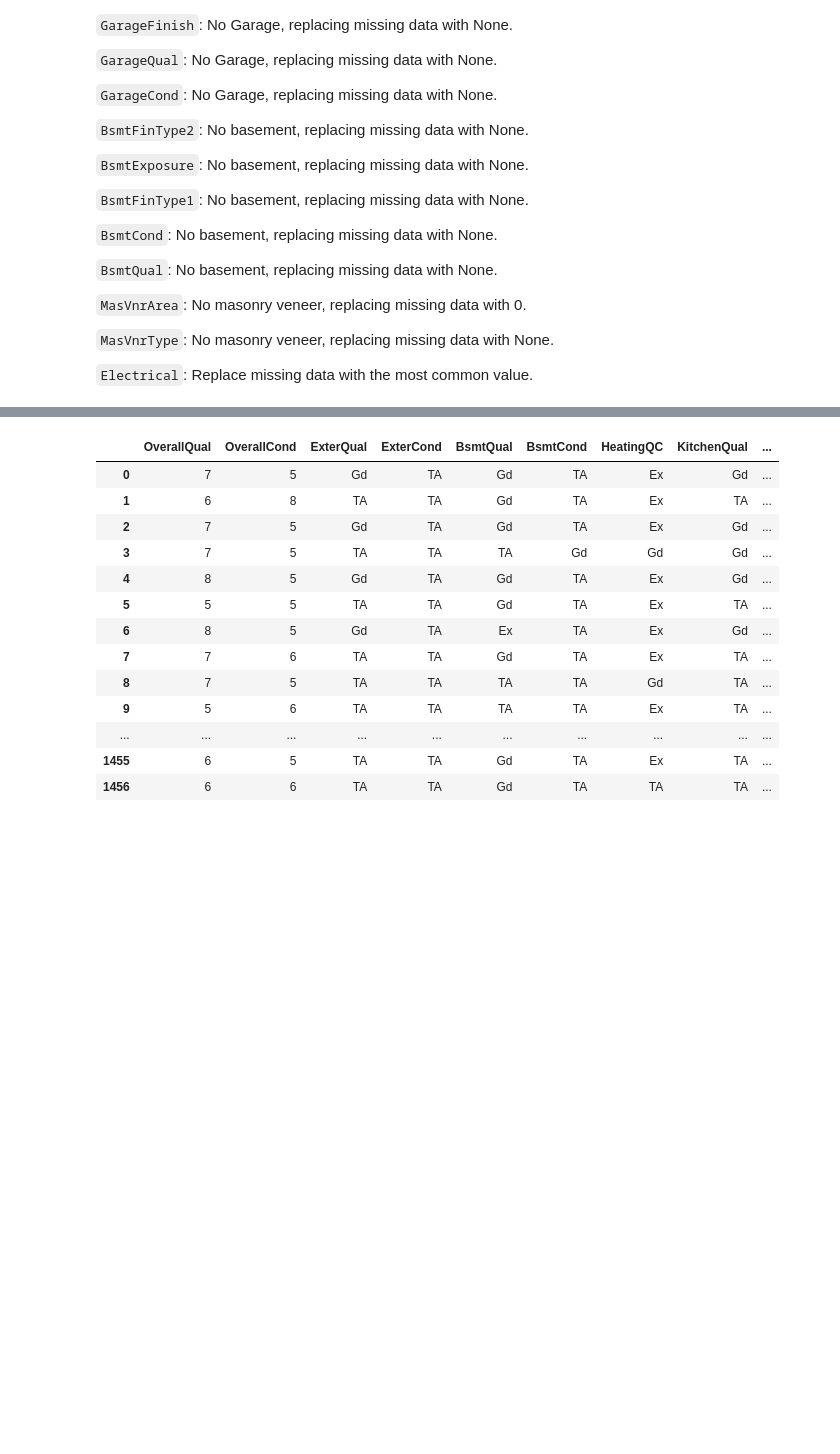
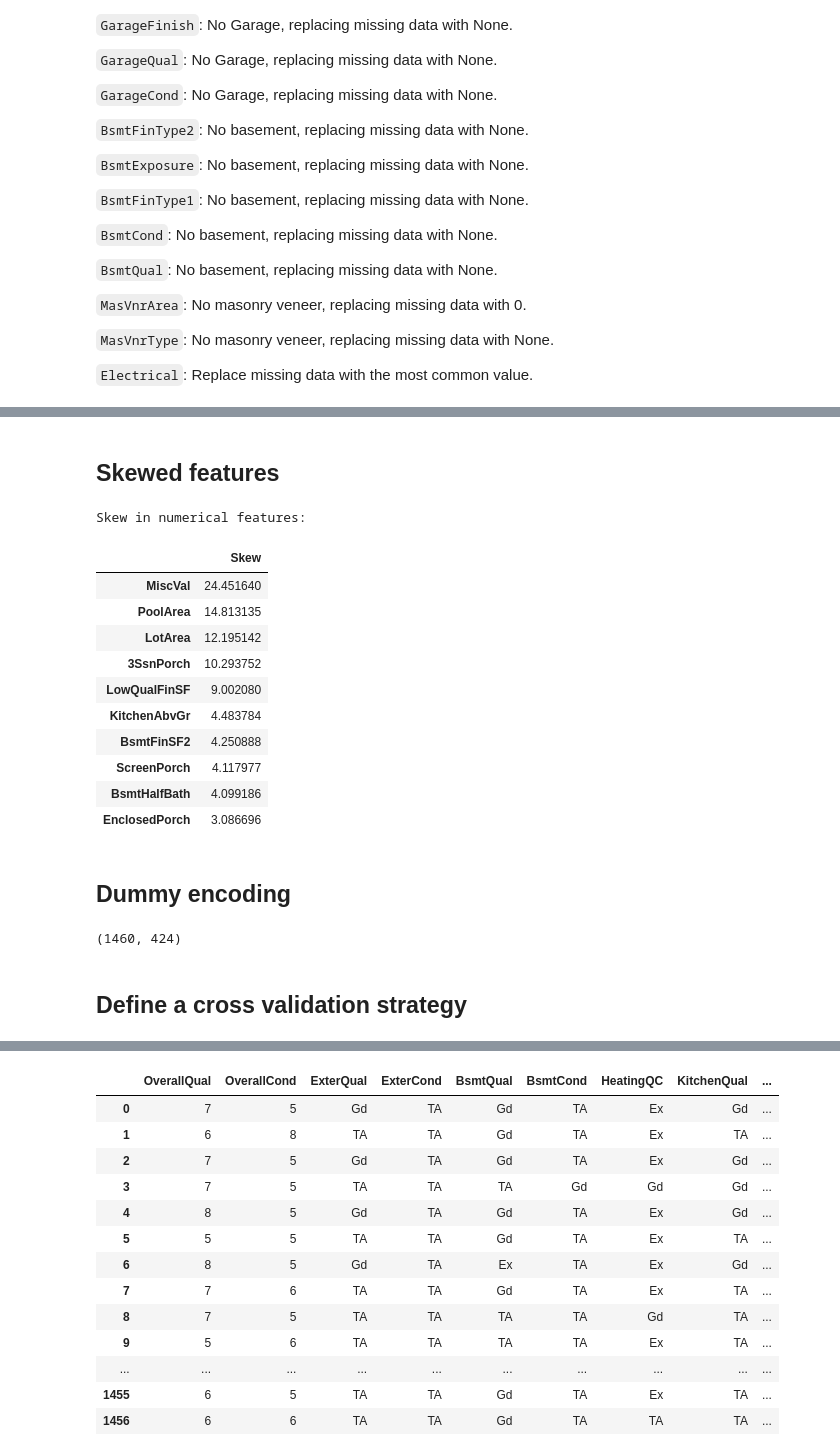
Before and after one commit to jasonlin1111/MLND_project, a Jupyter notebook: predict_house_prices.ipynb, the cells around one changed output, grey strips where cells are left out. Cells and saved outputs as stored; diff of their text form; code cells hidden in the pictures; blank space fills up the shorter version.

```diff
--- a/predict_house_prices.ipynb
+++ b/predict_house_prices.ipynb
@@ -27,0 +83,4 @@ data.head(3)
+# %%
+features = data.drop(['Id', 'SalePrice'], axis = 1)
+
+print(features.columns)
@@ -236,14 +282,14 @@ cols_fill_with_none = ['PoolQC','MiscFeature','Alley','Fence','FireplaceQu','Gar
                      'GarageFinish','GarageQual','GarageCond','BsmtFinType2','BsmtExposure','BsmtFinType1',
                      'BsmtCond','BsmtQual','MasVnrType']
 for col in cols_fill_with_none:
-    data[col] = data[col].fillna('None')
+    features[col] = features[col].fillna('None')
 
 
 # LotFrontage
-data['LotFrontage'] = data.groupby("Neighborhood")["LotFrontage"].transform(lambda x: x.fillna(x.median()))
+features['LotFrontage'] = features.groupby("Neighborhood")["LotFrontage"].transform(lambda x: x.fillna(x.median()))
 
 # MasVnrArea
-data['MasVnrArea'] = data['MasVnrArea'].fillna(0)
+features['MasVnrArea'] = features['MasVnrArea'].fillna(0)
 
 # Electrical
-data['Electrical'] = data['Electrical'].fillna(data['Electrical'].mode()[0])
+features['Electrical'] = features['Electrical'].fillna(features['Electrical'].mode()[0])
@@ -260,0 +306,31 @@ ExterQual ExterCond BsmtQual BsmtCond BsmtExposure BsmtFinType1 BsmtFinType2
+# %%
+features['MSSubClass'] = features['MSSubClass'].astype('object', copy=False)
+features['MoSold'] = features['MoSold'].astype('object', copy=False)
+features['BsmtFullBath'] = features['BsmtFullBath'].astype('int64', copy=False)
+features['BsmtHalfBath'] = features['BsmtHalfBath'].astype('int64', copy=False)
+features['GarageCars'] = features['GarageCars'].astype('int64', copy=False)
+#years = ['YearBuilt', 'YearRemodAdd', 'GarageYrBlt', 'YrSold']
+#data[years] = data[years].astype('int64', copy=False)
+# %% [markdown]
+## Skewed features
+# %%
+numeric_feats = features.dtypes[features.dtypes != "object"].index
+
+# Check the skew of all numerical features
+skewed_feats = features[numeric_feats].apply(lambda x: skew(x.dropna())).sort_values(ascending=False)
+print("\nSkew in numerical features: \n")
+skewness = pd.DataFrame({'Skew' :skewed_feats})
+skewness.head(10)
+# %% [output]
+Skew in numerical features:
+|  | Skew |
+| MiscVal | 24.451640 |
+| PoolArea | 14.813135 |
+| LotArea | 12.195142 |
+| 3SsnPorch | 10.293752 |
+| LowQualFinSF | 9.002080 |
+| KitchenAbvGr | 4.483784 |
+| BsmtFinSF2 | 4.250888 |
+| ScreenPorch | 4.117977 |
+| BsmtHalfBath | 4.099186 |
+| EnclosedPorch | 3.086696 |
@@ -260,0 +344,7 @@ ExterQual ExterCond BsmtQual BsmtCond BsmtExposure BsmtFinType1 BsmtFinType2
+# %% [markdown]
+ ## Dummy encoding
+# %%
+final_data = pd.get_dummies(features)
+print(final_data.shape)
+# %% [output]
+(1460, 424)
@@ -260,0 +363,2 @@ ExterQual ExterCond BsmtQual BsmtCond BsmtExposure BsmtFinType1 BsmtFinType2
+# %% [markdown]
+## Define a cross validation strategy
```
Also changed, not shown: parts of 34 cells of this notebook.
